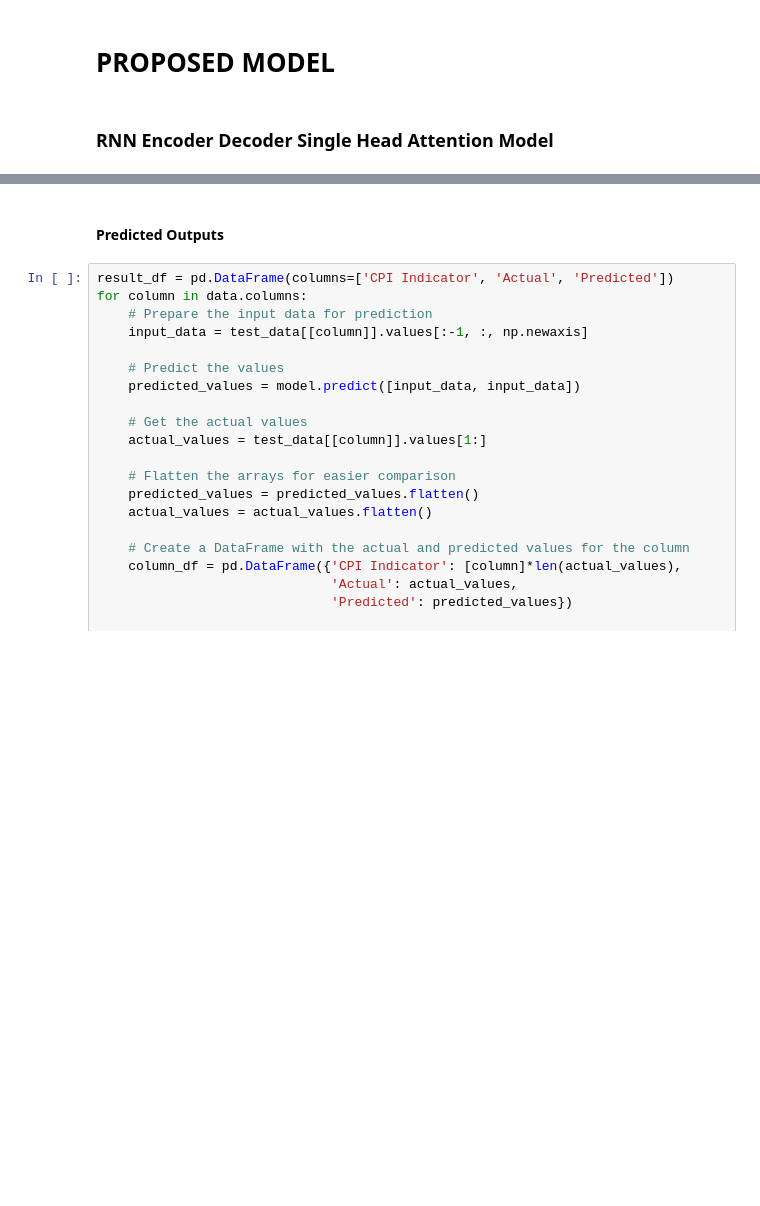
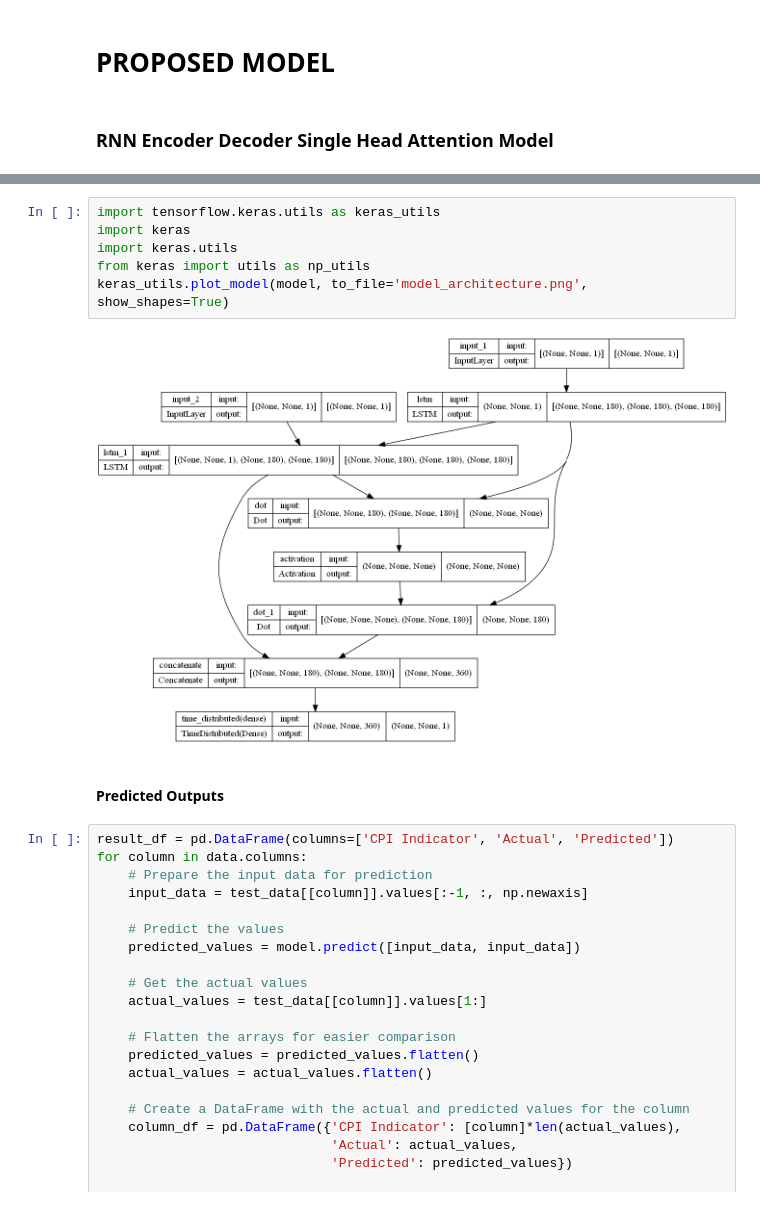
Before and after one commit to maamecobbinah/Masters-Research-Project-, a Jupyter notebook: Methodology and Experimentation .ipynb, the cells around one changed output, grey strips where cells are left out. Saved outputs shown, nothing was run; the diff lists cells and outputs as text; blank space fills up the shorter version.

```diff
--- a/Methodology and Experimentation .ipynb
+++ b/Methodology and Experimentation .ipynb
@@ -206,3 +206,11 @@ R2 Score: 0.9988565443876916
+# %%
+import tensorflow.keras.utils as keras_utils
+import keras
+import keras.utils
+from keras import utils as np_utils
+keras_utils.plot_model(model, to_file='model_architecture.png', show_shapes=True)
+# %% [output]
+[figure, added]
 # %% [markdown]
 #### Predicted Outputs
 # %%
```
Also changed, not shown: parts of 2 cells of this notebook.
